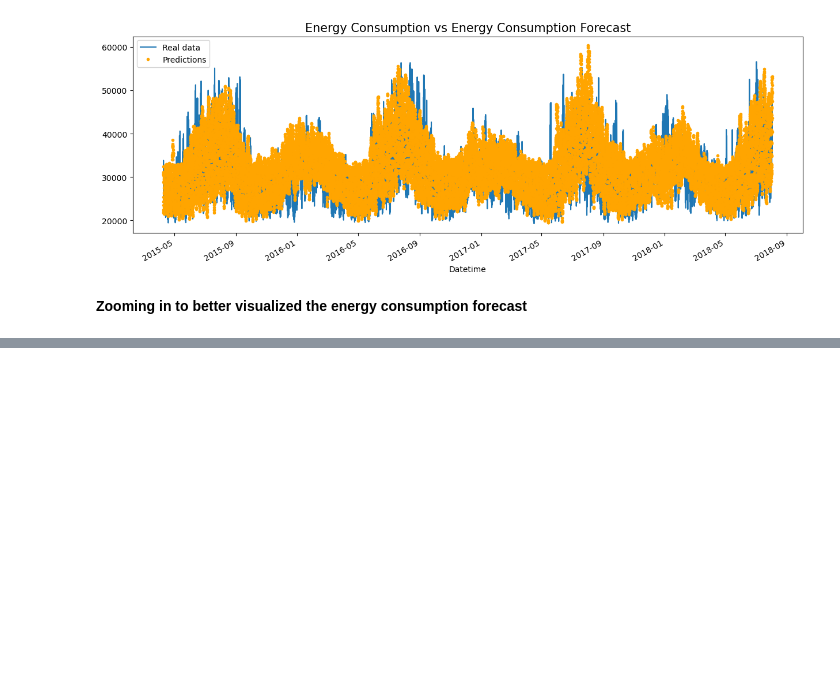
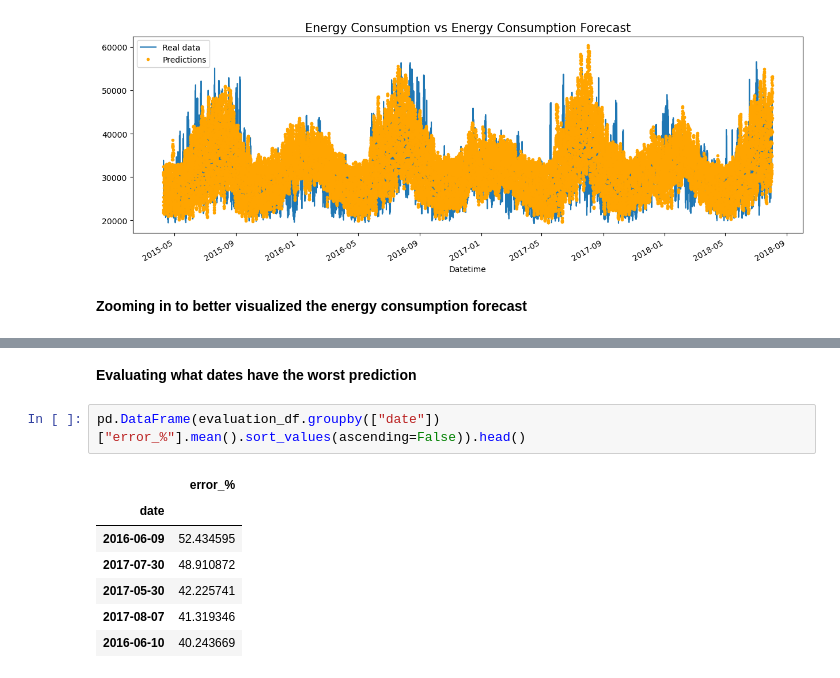
Before and after one commit to YarosInter/Time-Series-XGBoost-Energy-Consumption, a Jupyter notebook: XGBoost_Energy_Consumption_Forecast.ipynb, the cells around one changed output, grey strips where cells are left out. Drawn from its saved outputs; the diff is of its cells as text; blank space fills up the shorter version.

```diff
--- a/XGBoost_Energy_Consumption_Forecast.ipynb
+++ b/XGBoost_Energy_Consumption_Forecast.ipynb
@@ -420,0 +453,12 @@ plt.show()
+# %% [markdown]
+**Evaluating what dates have the worst prediction**
+# %%
+pd.DataFrame(evaluation_df.groupby(["date"])["error_%"].mean().sort_values(ascending=False)).head()
+# %% [output]
+|  | error_% |
+| date |  |
+| 2016-06-09 | 52.434595 |
+| 2017-07-30 | 48.910872 |
+| 2017-05-30 | 42.225741 |
+| 2017-08-07 | 41.319346 |
+| 2016-06-10 | 40.243669 |
```
Also changed, not shown: parts of 8 cells of this notebook.
